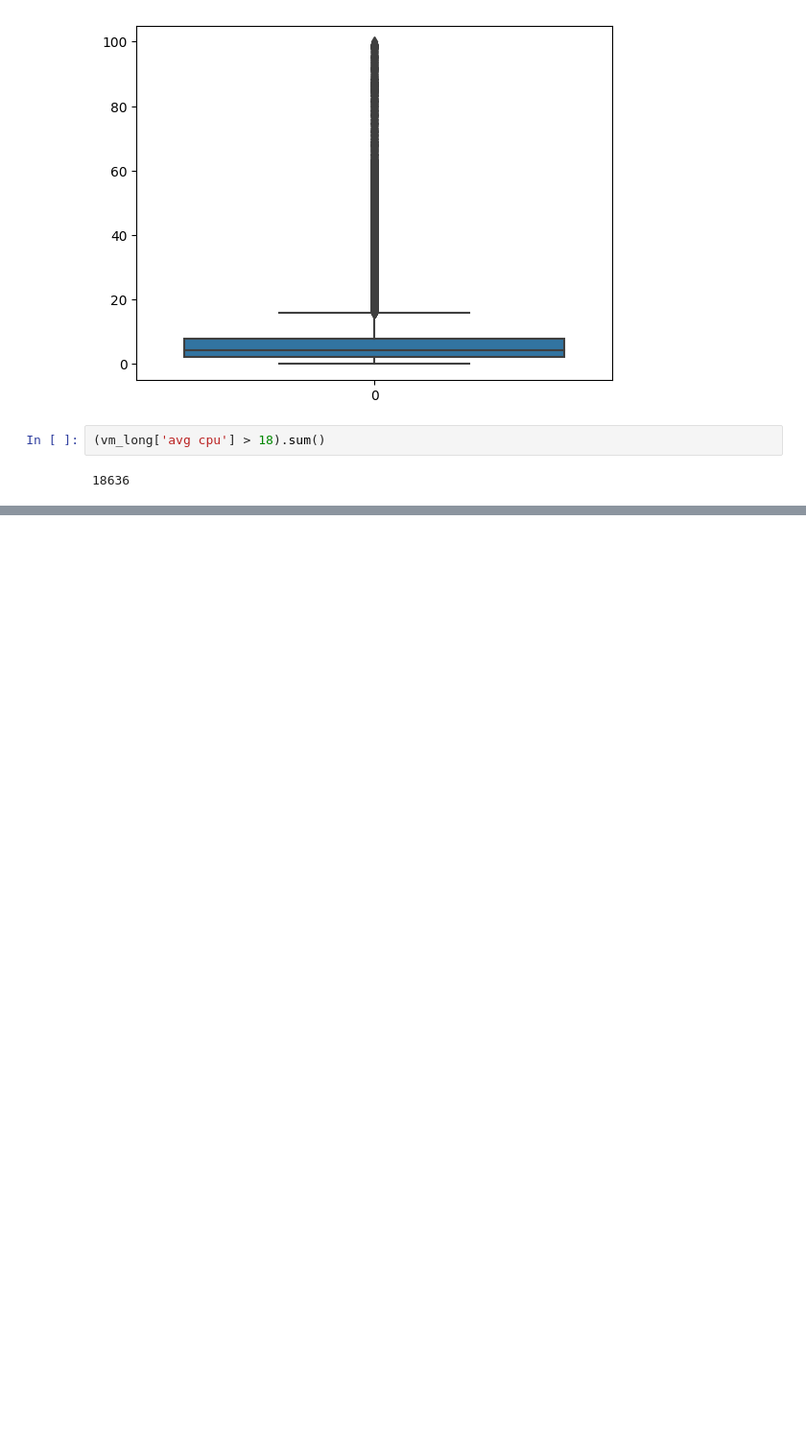
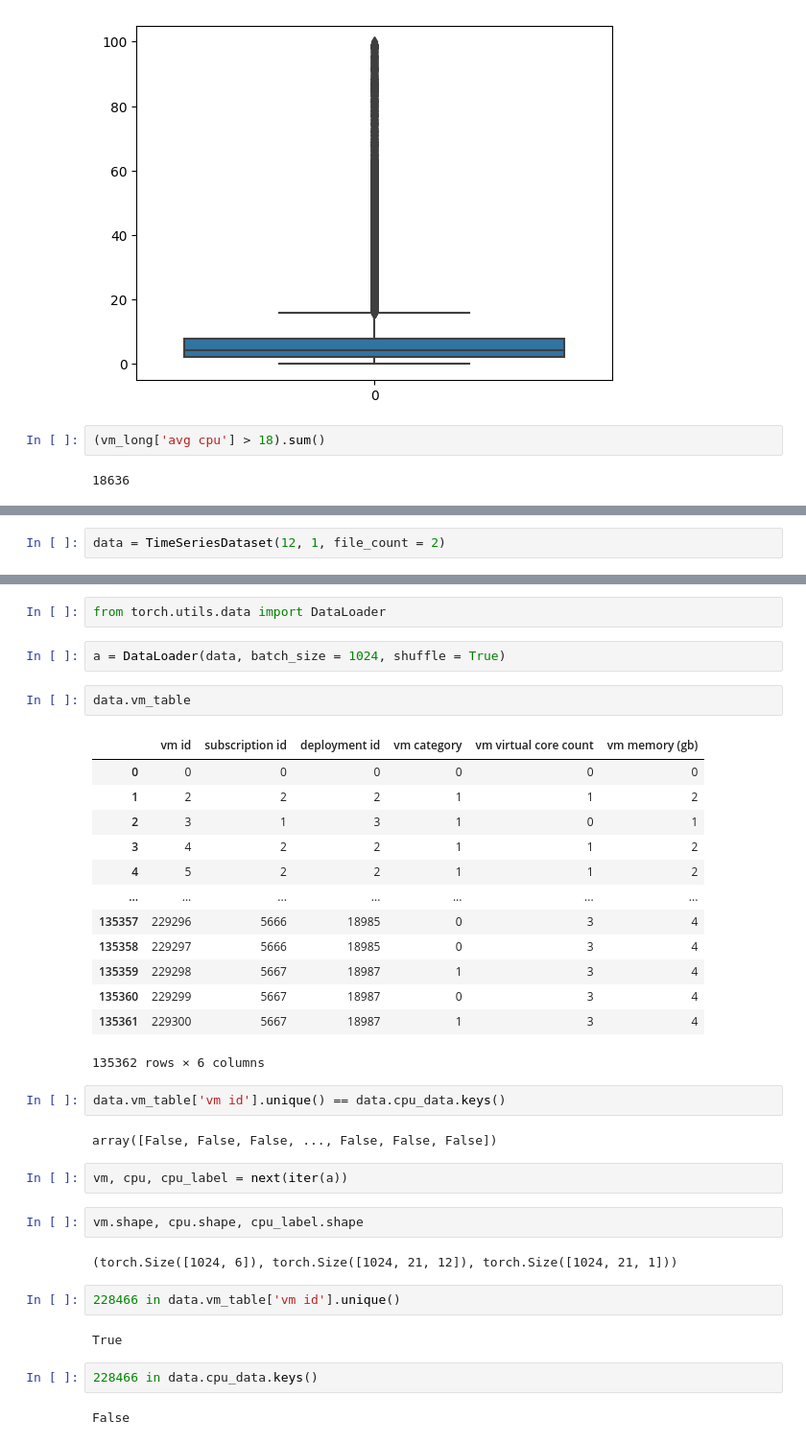
Before and after one commit to lsh950919/cloud_project, a Jupyter notebook: test.ipynb, the cells around one changed output, grey strips where cells are left out. Shown at 96% size. Cells and saved outputs as stored; diff of their text form; blank space fills up the shorter version.

Commit message:
Added train test split, Update dataset and model

```diff
--- a/test.ipynb
+++ b/test.ipynb
@@ -225,0 +316,2 @@ sns.boxplot(vm_long['avg cpu'])
+# %%
+data = TimeSeriesDataset(12, 1, file_count = 2)
@@ -225,0 +333,38 @@ sns.boxplot(vm_long['avg cpu'])
+# %%
+from torch.utils.data import DataLoader
+# %%
+a = DataLoader(data, batch_size = 1024, shuffle = True)
+# %%
+data.vm_table
+# %% [output]
+|  | vm id | subscription id | deployment id | vm category | vm virtual core count | vm memory (gb) |
+| 0 | 0 | 0 | 0 | 0 | 0 | 0 |
+| 1 | 2 | 2 | 2 | 1 | 1 | 2 |
+| 2 | 3 | 1 | 3 | 1 | 0 | 1 |
+| 3 | 4 | 2 | 2 | 1 | 1 | 2 |
+| 4 | 5 | 2 | 2 | 1 | 1 | 2 |
+| ... | ... | ... | ... | ... | ... | ... |
+| 135357 | 229296 | 5666 | 18985 | 0 | 3 | 4 |
+| 135358 | 229297 | 5666 | 18985 | 0 | 3 | 4 |
+| 135359 | 229298 | 5667 | 18987 | 1 | 3 | 4 |
+| 135360 | 229299 | 5667 | 18987 | 0 | 3 | 4 |
+| 135361 | 229300 | 5667 | 18987 | 1 | 3 | 4 |
+135362 rows × 6 columns
+# %%
+data.vm_table['vm id'].unique() == data.cpu_data.keys()
+# %% [output]
+array([False, False, False, ..., False, False, False])
+# %%
+vm, cpu, cpu_label = next(iter(a))
+# %%
+vm.shape, cpu.shape, cpu_label.shape
+# %% [output]
+(torch.Size([1024, 6]), torch.Size([1024, 21, 12]), torch.Size([1024, 21, 1]))
+# %%
+228466 in data.vm_table['vm id'].unique()
+# %% [output]
+True
+# %%
+228466 in data.cpu_data.keys()
+# %% [output]
+False
```
Also changed, not shown: parts of 16 cells of this notebook, 5 other files.
